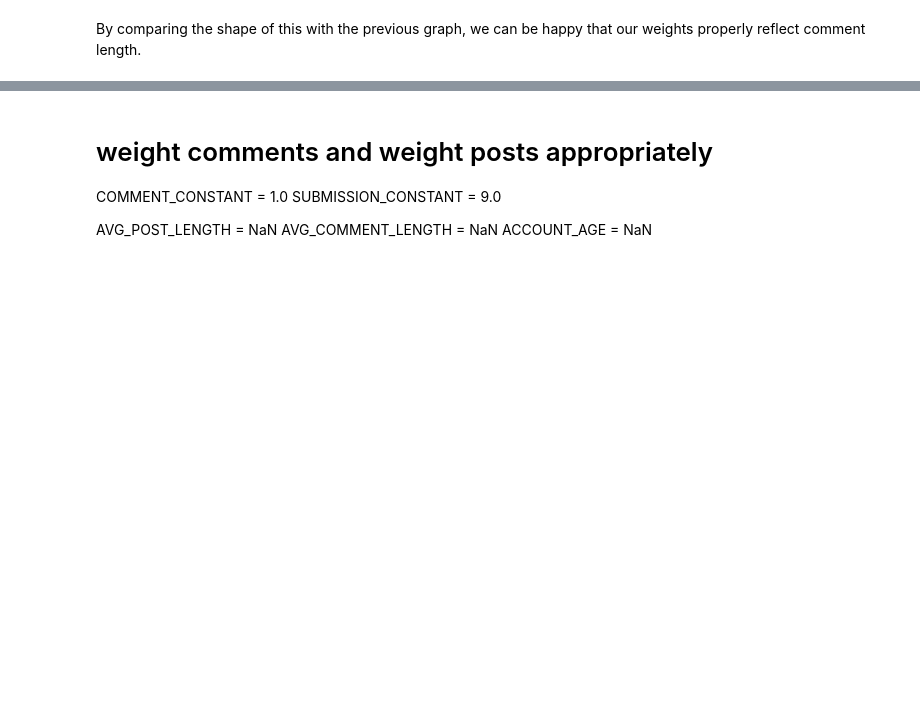
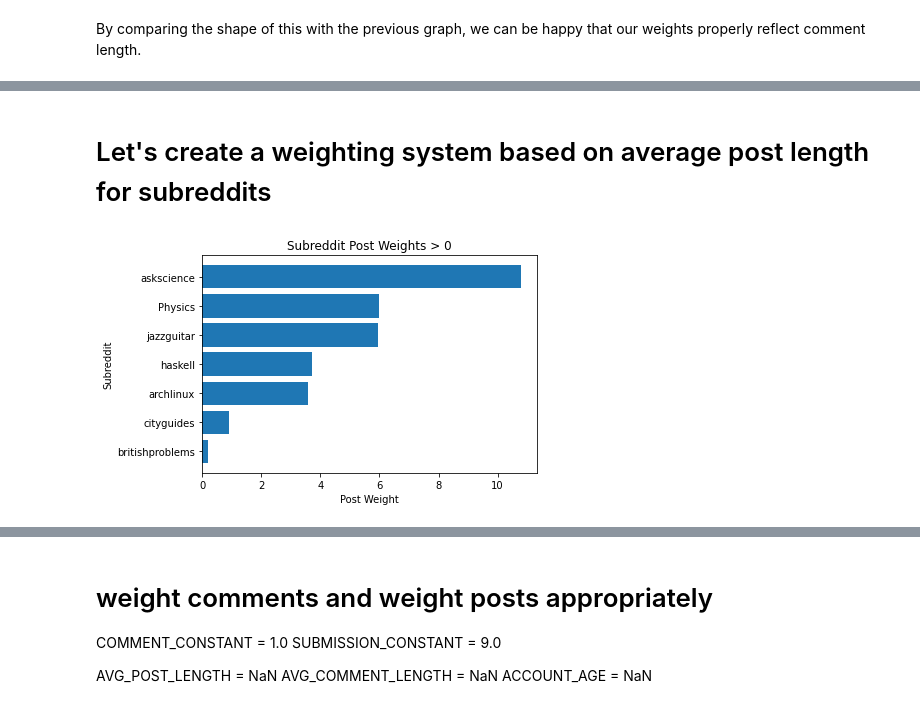
Before and after one commit to ariqbailey/ariqbailey.github.io, a Jupyter notebook: reddit-common-interests/Final_Project.ipynb, the cells around one changed output, grey strips where cells are left out. Saved outputs shown, nothing was run; the diff lists cells and outputs as text; code cells hidden in the pictures; blank space fills up the shorter version.

```diff
--- a/reddit-common-interests/Final_Project.ipynb
+++ b/reddit-common-interests/Final_Project.ipynb
@@ -157,0 +271,32 @@ one_post_df.head()
+# %% [markdown]
+# Let's create a weighting system based on average post length for subreddits
+# %%
+# create weights for post length compared to average for user one
+one_post_df['length_weight'] = [None] * len(one_post_df)
+
+for i, r in one_post_df.iterrows():
+    r['length_weight'] = r['body_length'] / one_post_average
+
+# graph weights for each subreddit
+subreddit_post_weights = {}
+subreddit_post_weights = defaultdict(lambda: 0, subreddit_post_weights)
+for sub in subreddits.keys():
+    curr = one_post_df[one_post_df.subreddit == sub]
+    subreddit_post_weights[sub] = curr['length_weight'].mean()
+
+subreddit_post_weights = sorted(subreddit_post_weights.items(), key=lambda x: x[1])
+
+sub_keys = []
+sub_vals = []
+for k, v in subreddit_post_weights:
+    if v != 0:
+        sub_keys.append(k)
+        sub_vals.append(v)
+
+plt.barh(sub_keys, sub_vals)
+plt.title("Subreddit Post Weights > 0")
+plt.xlabel("Post Weight")
+plt.ylabel("Subreddit")
+plt.show()
+# %% [output]
+[figure, added]
```
Also changed, not shown: parts of 31 cells of this notebook.
